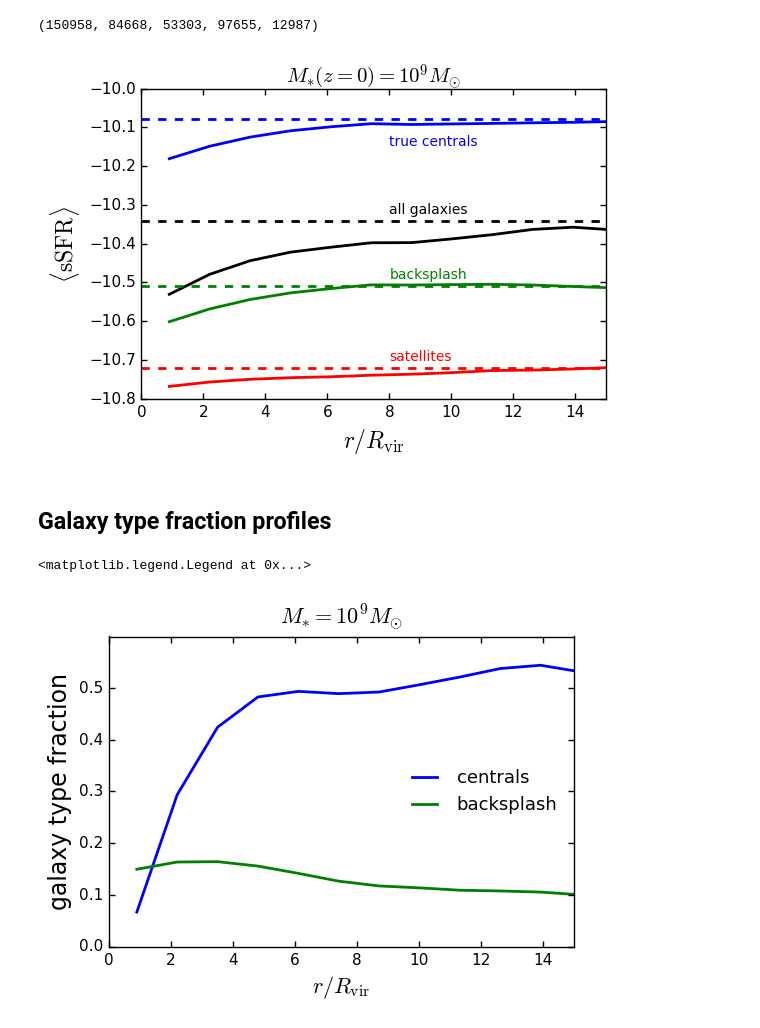
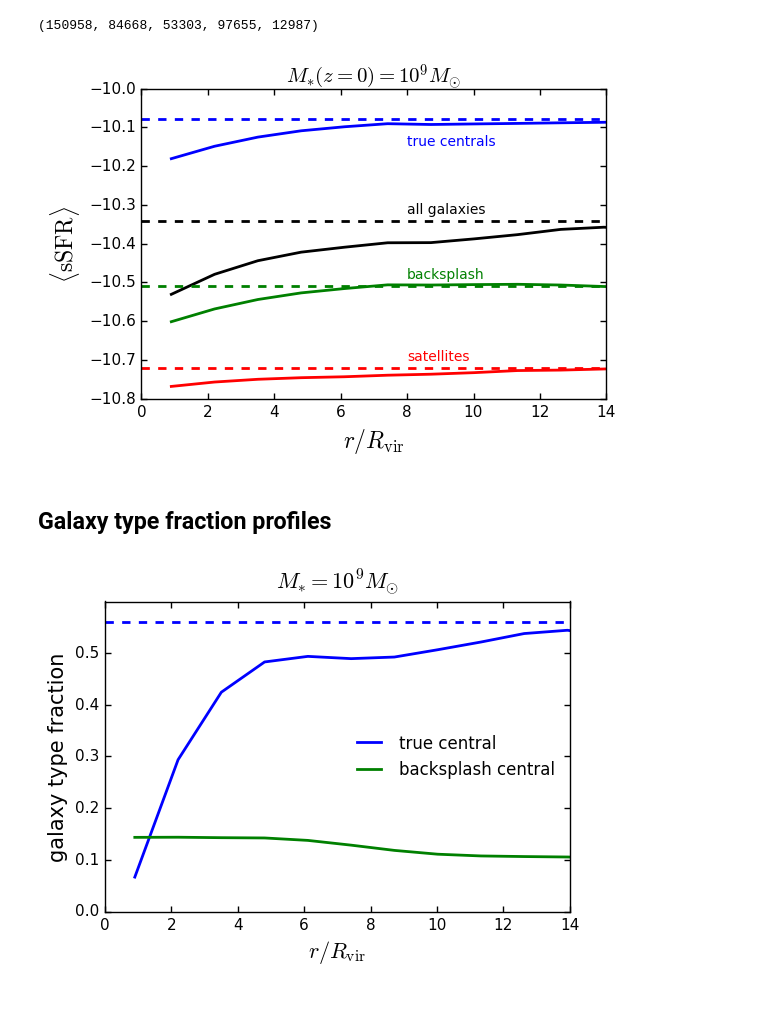
Before and after one commit to aphearin/time_evolving_cam_utils, a Jupyter notebook: cluster_profiles.ipynb, the cells around one changed output. Cells and saved outputs as stored; diff of their text form; code cells hidden in the pictures.

Commit message:
Added cluster_gal_type_profiles.pdf figure

```diff
--- a/cluster_profiles.ipynb
+++ b/cluster_profiles.ipynb
@@ -225,7 +225,7 @@ title = ax.set_title(r'$M_{\ast}(z=0) = 10^{9}M_{\odot}$', fontsize=15, y=1)
 plt.xlabel(r'$r / R_{\rm vir}$', size=17)
 plt.ylabel(r'$\langle{\rm sSFR}\rangle$', size=17)
 plt.xticks(fontsize=11); plt.yticks(fontsize=11)
-plt.xlim(xmin = 0., xmax=15)
+plt.xlim(xmin = 0., xmax=14)
 plt.ylim(ymin = -10.8, ymax = -10)
 
 ax.annotate('true centrals', xytext=(8, mean_hosts_ssfr-0.07), xy=(5, -10.5), color='blue')
@@ -236,7 +236,7 @@ ax.annotate('backsplash', xytext=(8, mean_sps_ssfr + 0.02), xy=(5, -10.5), color
 fig.savefig('FIGS/cluster_profiles_gal_type_decomposition.pdf',
             bbox_extra_artists=[xlabel, ylabel], bbox_inches='tight')
 # %% [output]
-[figure, old version]
+[figure, new version]
 # %% [markdown]
 ## Galaxy type fraction profiles
 # %%
@@ -250,30 +250,32 @@ frac_backsplash_profile = radial_profile_3d(cluster_pos, sample_pos, sample['gal
 # %%
 from scipy.signal import savgol_filter, medfilt
 
 fig = plt.figure()
 ax = fig.add_subplot(111)
 
 y1 = medfilt(frac_true_cen_profile, 3)
 y1 = savgol_filter(y1, 9, 3)
 ax.plot(rbins_normalized_midpoints, y1,
-        color='blue', linewidth=2, label='centrals')
+        color='blue', linewidth=2, label='true central')
+ax.plot(np.arange(100), np.zeros(100) + np.mean(sample['gal_type'] == 'central'),
+        ls='--', color='blue', linewidth=2)
 
-y2 = medfilt(frac_backsplash_profile, 3)
-y2 = savgol_filter(y2, 9, 3)
+y2 = medfilt(frac_backsplash_profile, 5)
+y2 = savgol_filter(y2, 17, 9)
 ax.plot(rbins_normalized_midpoints, y2,
-        color='green', linewidth=2, label='backsplash')
+        color='green', linewidth=2, label='backsplash central')
 
-xlabel = ax.set_xlabel(r'$r / R_{\rm vir}$', fontsize=20)
-ylabel = ax.set_ylabel(r'$\langle{\rm sSFR}\rangle$', fontsize=20)
+xlabel = ax.set_xlabel(r'$r / R_{\rm vir}$', size=16)
+ylabel = ax.set_ylabel(r'galaxy type fraction', size=15)
 title = ax.set_title(r'$M_{\ast} = 10^{9}M_{\odot}$', fontsize=16, y=1.02)
 
-plt.xlabel(r'$r / R_{\rm vir}$', size=16)
-plt.ylabel(r'galaxy type fraction', size=17)
 plt.xticks(fontsize=11); plt.yticks(fontsize=11)
-plt.xlim(xmin = 0., xmax=15)
+plt.xlim(xmin = 0., xmax=14)
 plt.ylim(ymin = 0, ymax = 0.6)
 
-plt.legend(loc='best', fontsize=13)
+plt.legend(loc='best', fontsize=12)
+
+fig.savefig('FIGS/cluster_gal_type_profiles.pdf',
+            bbox_extra_artists=[xlabel, ylabel], bbox_inches='tight')
 # %% [output]
-<matplotlib.legend.Legend at 0x...>
-[figure, old version]
+[figure, new version]
```
Also changed, not shown: 2 other files.
